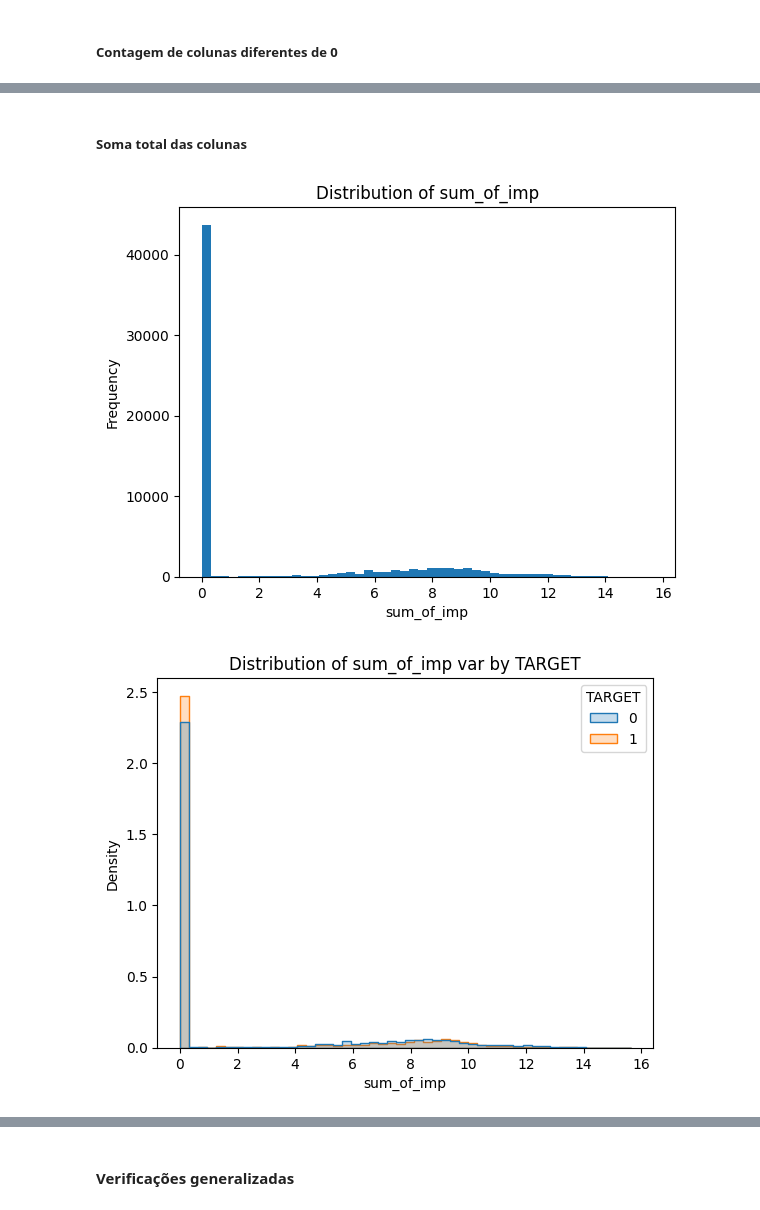
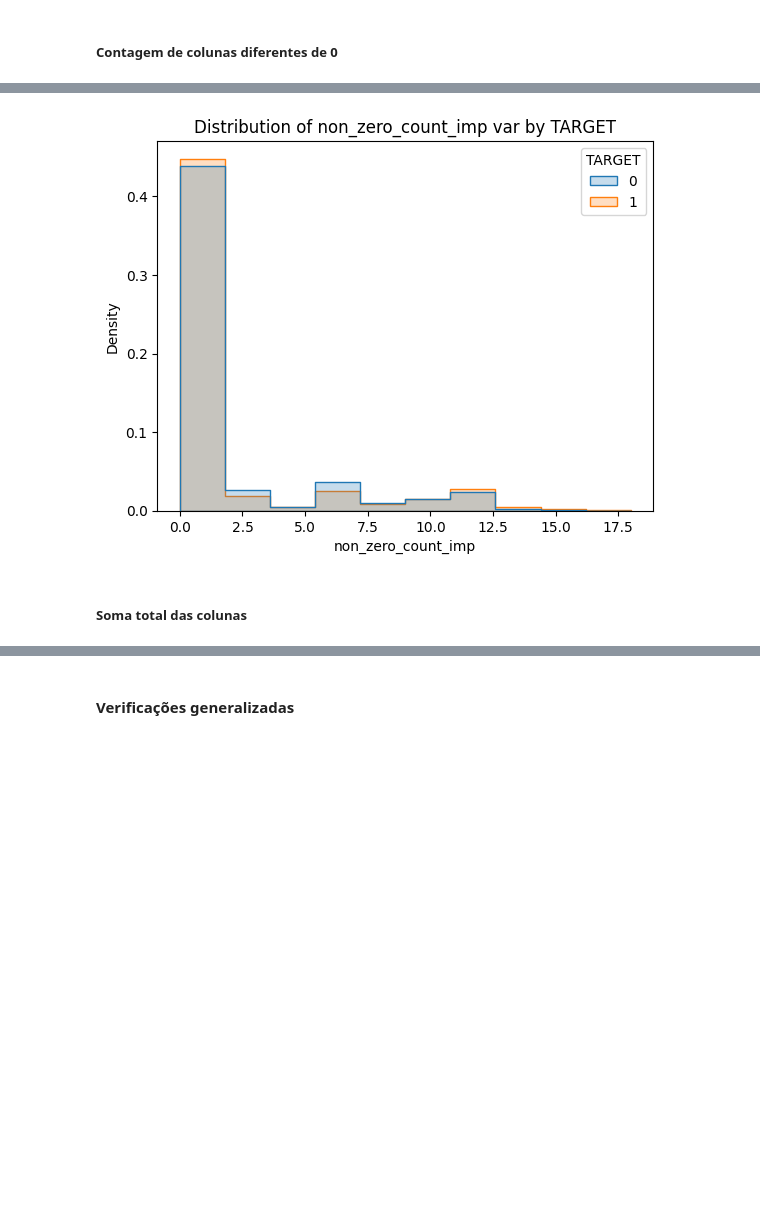
Before and after one commit to FelipeViacava/data-masters-case, a Jupyter notebook: 01-eda.ipynb, the cells around one changed output, grey strips where cells are left out. Saved outputs shown, nothing was run; the diff lists cells and outputs as text; code cells hidden in the pictures; blank space fills up the shorter version.

```diff
--- a/01-eda.ipynb
+++ b/01-eda.ipynb
@@ -306,3 +292,13 @@ cv.lineplot(df, "non_zero_count_imp")
+# %%
+col = "non_zero_count_imp"
+
+cv.binaryhistplot(
+    df[col],
+    df["TARGET"],
+    nbins=10
+)
+# %% [output]
+[figure, added]
 # %% [markdown]
 ##### Soma total das colunas
 # %%
@@ -323,6 +307,0 @@ df_["sum_of_imp"] = df_["sum_of_imp"] \
-# %%
-cv.histplot(df_, "sum_of_imp", nbins=50)
-cv.binaryhistplot(df_, "sum_of_imp", nbins=50)
-# %% [output]
-[figure, removed]
-[figure, removed]
```
Also changed, not shown: parts of 54 cells of this notebook, 5 other files.
